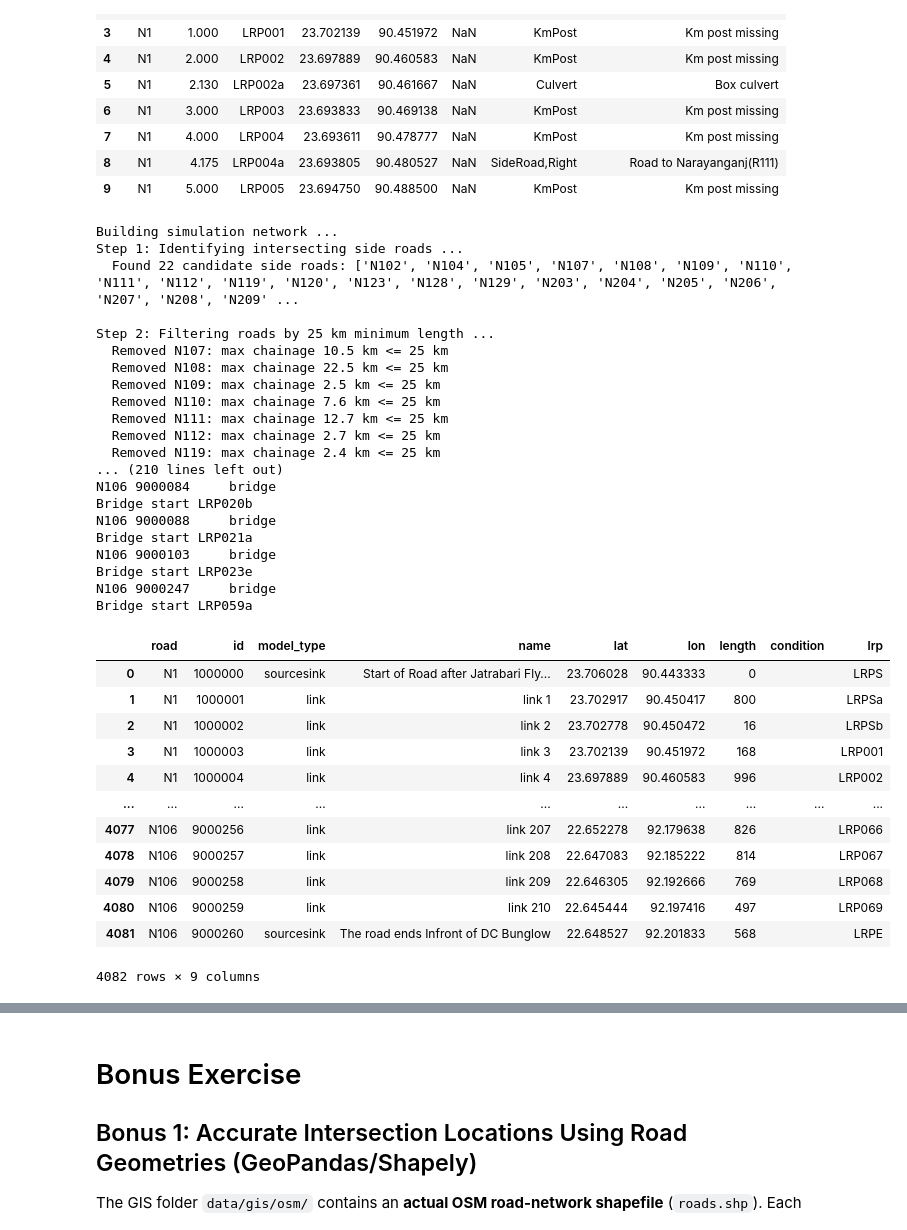
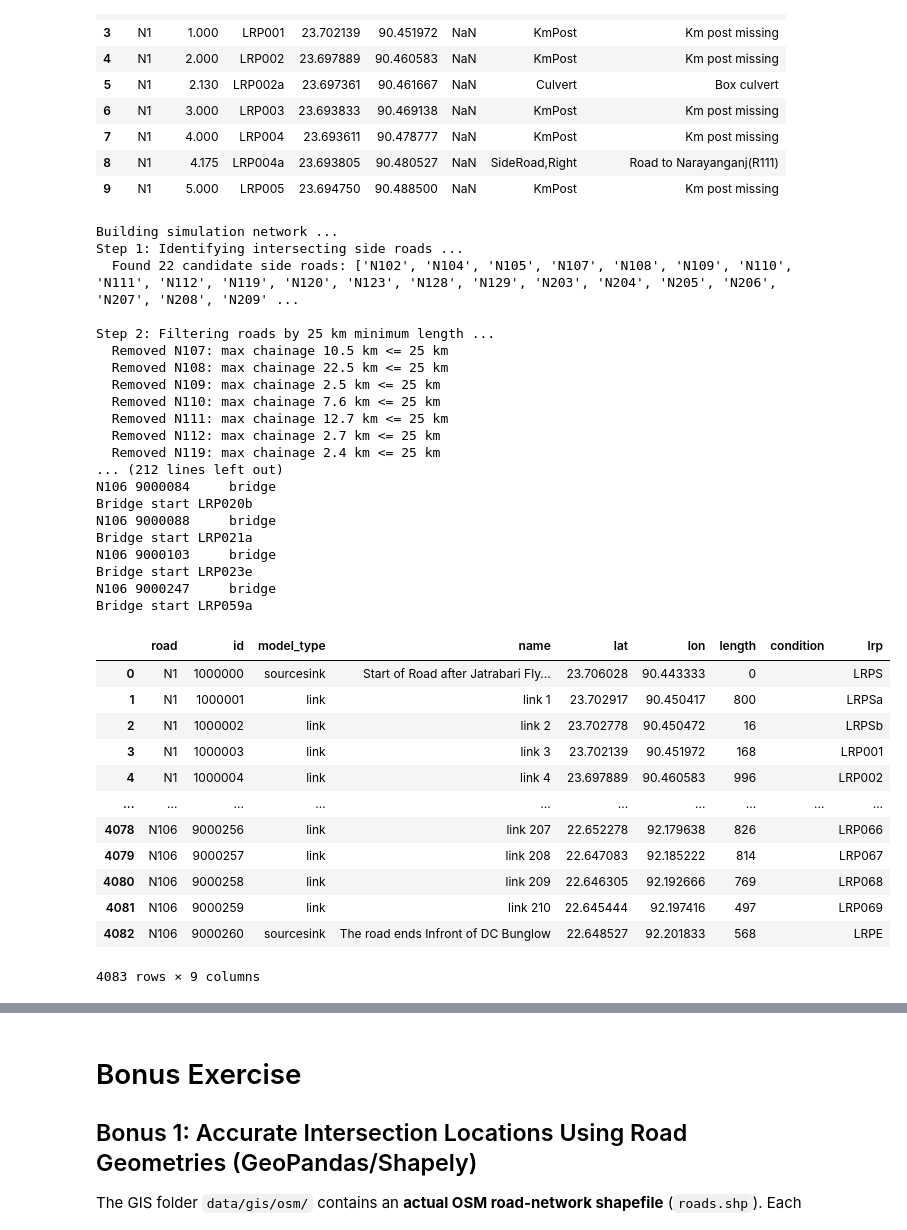
Before and after one commit to taufik-my/ASIM_Team14, a Jupyter notebook: EPA133a-G14-A3/notebook/network_data_preparation.ipynb, the cells around one changed output, grey strips where cells are left out. Drawn from its saved outputs; the diff is of its cells as text; code cells hidden in the pictures.

```diff
--- a/EPA133a-G14-A3/notebook/network_data_preparation.ipynb
+++ b/EPA133a-G14-A3/notebook/network_data_preparation.ipynb
@@ -283,22 +283,17 @@ def handle_intersection_edge_cases(df_road_file, road_list):
                 'lat': int_lat, 'lon': int_lon,
                 'length': np.nan, 'condition': '', 'lrp': 'LRP235c'
             })
-            # Update existing N106 LRPS sourcesink row in-place (no new row added)
-            n106_lrps_mask = (
-                (df_road_file['road'] == 'N106') &
-                (df_road_file['lrp'] == 'LRPS') &
-                (df_road_file['model_type'] == 'sourcesink')
-            )
-            n106_lrps_idx = df_road_file.index[n106_lrps_mask]
-            if not n106_lrps_idx.empty:
-                df_road_file.loc[n106_lrps_idx, 'id'] = shared_id
-                df_road_file.loc[n106_lrps_idx, 'name'] = (
-                    'Start of Road from Oxygen More (also N1-N106 intersection)'
-                )
+            # Add separate N106 intersection row after LRPS sourcesink (N102/N105 pattern):
+            # N106 LRPS sourcesink keeps its own auto-assigned id (9000000)
+            rows_to_insert.append({
+                'road': 'N106', 'id': shared_id, 'model_type': 'intersection',
+                'name': 'Intersection N106-N1',
+                'lat': int_lat, 'lon': int_lon,
+                'length': 0, 'condition': '', 'lrp': 'LRPS'
+            })
             print(f"  Edge case: N1-N106 intersection at N106 LRPS "
                   f"({int_lat:.7f}, {int_lon:.7f}), shared id={shared_id}")
-            print(f"    N106 LRPS sourcesink updated to id={shared_id} "
-                  f"(also serves as N1-N106 intersection)")
+            print(f"    Added N106 intersection row (id={shared_id}) after LRPS sourcesink")
 
     # Category 3: N104-N1 intersection (N104 LRPS references 'Z1031' instead of 'N1').
     # N1 already has the correctly detected row (CrossRoad entry, LRP148a, id=1000377).
@@ -621,40 +616,40 @@ _zero_bridges = _zero[_zero['model_type'] == 'bridge']
 print(f'\nZero-length components: {len(_zero)} total '
       f'({len(_zero_links)} links, {len(_zero_bridges)} bridges)')
 if not _zero_bridges.empty:
     print('\nZero-length bridges:')
     print(_zero_bridges[['road', 'id', 'model_type', 'name', 'lrp']].to_string(index=False))
 df_road_file
 # %% [output]
 Building simulation network ...
 Step 1: Identifying intersecting side roads ...
   Found 22 candidate side roads: ['N102', 'N104', 'N105', 'N107', 'N108', 'N109', 'N110', 'N111', 'N112', 'N119', 'N120', 'N123', 'N128', 'N129', 'N203', 'N204', 'N205', 'N206', 'N207', 'N208', 'N209' ...
 
 Step 2: Filtering roads by 25 km minimum length ...
   Removed N107: max chainage 10.5 km <= 25 km
   Removed N108: max chainage 22.5 km <= 25 km
   Removed N109: max chainage 2.5 km <= 25 km
   Removed N110: max chainage 7.6 km <= 25 km
   Removed N111: max chainage 12.7 km <= 25 km
   Removed N112: max chainage 2.7 km <= 25 km
   Removed N119: max chainage 2.4 km <= 25 km
-... (210 lines left out)
+... (212 lines left out)
 N106 9000084     bridge                                                                                  Bridge start LRP020b
 N106 9000088     bridge                                                                                  Bridge start LRP021a
 N106 9000103     bridge                                                                                  Bridge start LRP023e
 N106 9000247     bridge                                                                                  Bridge start LRP059a
 |  | road | id | model_type | name | lat | lon | length | condition | lrp |
 | 0 | N1 | 1000000 | sourcesink | Start of Road after Jatrabari Fly... | 23.706028 | 90.443333 | 0 |  | LRPS |
 | 1 | N1 | 1000001 | link | link 1 | 23.702917 | 90.450417 | 800 |  | LRPSa |
 | 2 | N1 | 1000002 | link | link 2 | 23.702778 | 90.450472 | 16 |  | LRPSb |
 | 3 | N1 | 1000003 | link | link 3 | 23.702139 | 90.451972 | 168 |  | LRP001 |
 | 4 | N1 | 1000004 | link | link 4 | 23.697889 | 90.460583 | 996 |  | LRP002 |
 | ... | ... | ... | ... | ... | ... | ... | ... | ... | ... |
-| 4077 | N106 | 9000256 | link | link 207 | 22.652278 | 92.179638 | 826 |  | LRP066 |
-| 4078 | N106 | 9000257 | link | link 208 | 22.647083 | 92.185222 | 814 |  | LRP067 |
-| 4079 | N106 | 9000258 | link | link 209 | 22.646305 | 92.192666 | 769 |  | LRP068 |
-| 4080 | N106 | 9000259 | link | link 210 | 22.645444 | 92.197416 | 497 |  | LRP069 |
-| 4081 | N106 | 9000260 | sourcesink | The road ends Infront of DC Bunglow | 22.648527 | 92.201833 | 568 |  | LRPE |
+| 4078 | N106 | 9000256 | link | link 207 | 22.652278 | 92.179638 | 826 |  | LRP066 |
+| 4079 | N106 | 9000257 | link | link 208 | 22.647083 | 92.185222 | 814 |  | LRP067 |
+| 4080 | N106 | 9000258 | link | link 209 | 22.646305 | 92.192666 | 769 |  | LRP068 |
+| 4081 | N106 | 9000259 | link | link 210 | 22.645444 | 92.197416 | 497 |  | LRP069 |
+| 4082 | N106 | 9000260 | sourcesink | The road ends Infront of DC Bunglow | 22.648527 | 92.201833 | 568 |  | LRPE |
-4082 rows × 9 columns
+4083 rows × 9 columns
 # %%
 # Visualize the generated network
 bridges = df_road_file[df_road_file['model_type'] == 'bridge']
```
Also changed, not shown: parts of 6 cells of this notebook, 1 other file.
